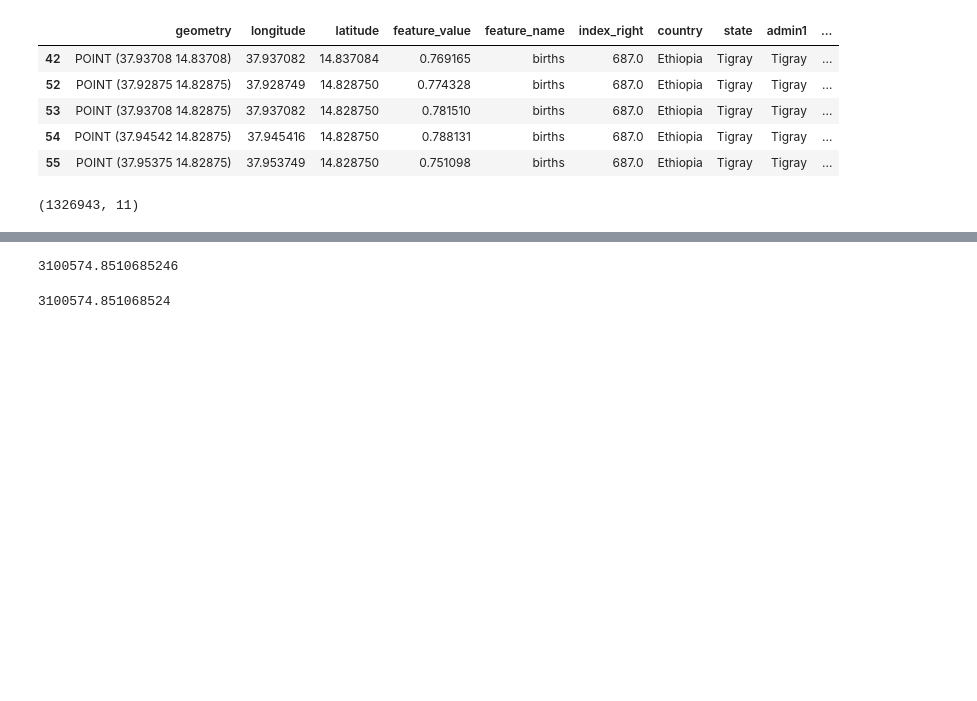
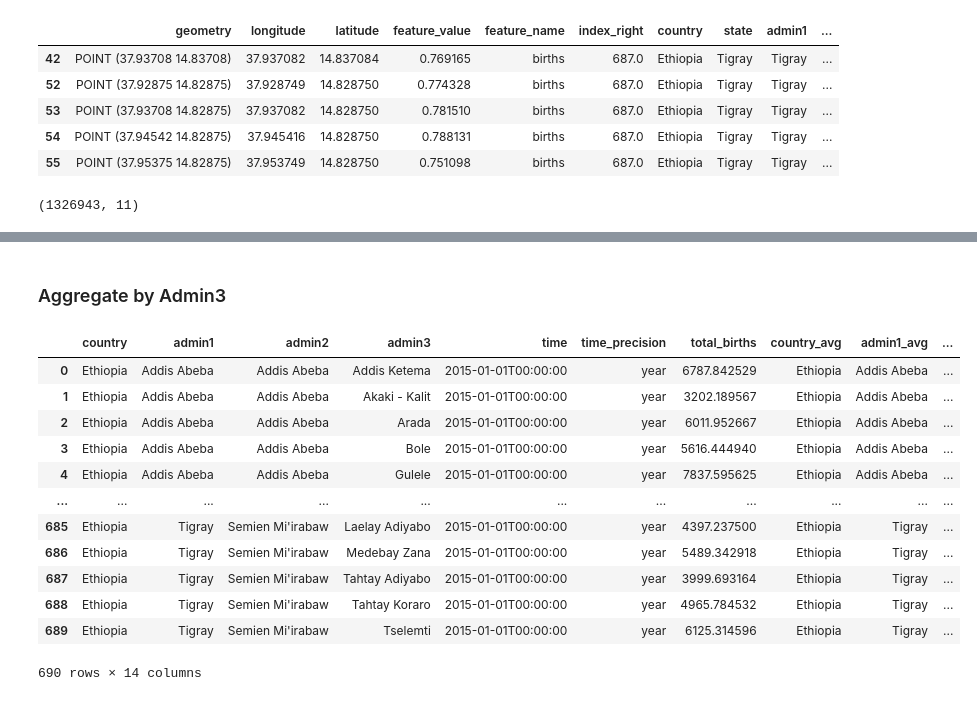
Before and after one commit to WorldModelers/Datamart-Integration, a Jupyter notebook: non-tabular-integration/worldpop-births.ipynb, the cells around one changed output, grey strips where cells are left out. Cells and saved outputs as stored; diff of their text form; code cells hidden in the pictures; blank space fills up the shorter version.

Commit message:
added average aggregation to births data

```diff
--- a/non-tabular-integration/worldpop-births.ipynb
+++ b/non-tabular-integration/worldpop-births.ipynb
@@ -164,3 +164,6 @@ gdf_.head()
 | 53 | births | 0.781510 | Ethiopia | Tigray | Semien Mi'irabaw | Tahtay Adiyabo | POINT (37.93708 14.82875) | Ethiopia | 2015-01-01T00:00:00 | ... |
 | 54 | births | 0.788131 | Ethiopia | Tigray | Semien Mi'irabaw | Tahtay Adiyabo | POINT (37.94542 14.82875) | Ethiopia | 2015-01-01T00:00:00 | ... |
 | 55 | births | 0.751098 | Ethiopia | Tigray | Semien Mi'irabaw | Tahtay Adiyabo | POINT (37.95375 14.82875) | Ethiopia | 2015-01-01T00:00:00 | ... |
+# %%
+gdf_for_t2wml = gdf_[['country','value','admin1','admin2','admin3','coordinate','time','time_precision']]
+gdf_for_t2wml = gdf_for_t2wml.rename(columns={'value':'total_births'})
@@ -167,20 +179,43 @@ gdf_.head()
+# %% [markdown]
+### Aggregate by Admin3
 # %%
-df = pd.DataFrame(\
-                  gdf_.groupby(['variable_id',
+df_sum = pd.DataFrame(\
+                  gdf_for_t2wml.groupby([
                                 'country',
                                 'admin1',
                                 'admin2',
                                 'admin3',
-                                'main_subject',
                                 'time',
                                 'time_precision'])\
-                  .value.sum())\
+                  .total_births.sum())\
                   .reset_index()
-# %%
-df.value.sum()
-# %% [output]
-3100574.8510685246
-# %%
-gdf_.value.sum()
-# %% [output]
-3100574.851068524
+# %%
+df_avg = pd.DataFrame(\
+                  gdf_for_t2wml.groupby([
+                                'country',
+                                'admin1',
+                                'admin2',
+                                'admin3',
+                                'time',
+                                'time_precision'])\
+                  .total_births.mean())\
+                  .reset_index()
+# %%
+df_combined = df_sum.join(df_avg, how='left', rsuffix='_avg')\
+#            [['country','admin1','admin2','admin3','time','time_precicision','total_births','total_births_avg']]
+# %%
+df_combined
+# %% [output]
+|  | country | admin1 | admin2 | admin3 | time | time_precision | total_births | country_avg | admin1_avg | ... |
+| 0 | Ethiopia | Addis Abeba | Addis Abeba | Addis Ketema | 2015-01-01T00:00:00 | year | 6787.842529 | Ethiopia | Addis Abeba | ... |
+| 1 | Ethiopia | Addis Abeba | Addis Abeba | Akaki - Kalit | 2015-01-01T00:00:00 | year | 3202.189567 | Ethiopia | Addis Abeba | ... |
+| 2 | Ethiopia | Addis Abeba | Addis Abeba | Arada | 2015-01-01T00:00:00 | year | 6011.952667 | Ethiopia | Addis Abeba | ... |
+| 3 | Ethiopia | Addis Abeba | Addis Abeba | Bole | 2015-01-01T00:00:00 | year | 5616.444940 | Ethiopia | Addis Abeba | ... |
+| 4 | Ethiopia | Addis Abeba | Addis Abeba | Gulele | 2015-01-01T00:00:00 | year | 7837.595625 | Ethiopia | Addis Abeba | ... |
+| ... | ... | ... | ... | ... | ... | ... | ... | ... | ... | ... |
+| 685 | Ethiopia | Tigray | Semien Mi'irabaw | Laelay Adiyabo | 2015-01-01T00:00:00 | year | 4397.237500 | Ethiopia | Tigray | ... |
+| 686 | Ethiopia | Tigray | Semien Mi'irabaw | Medebay Zana | 2015-01-01T00:00:00 | year | 5489.342918 | Ethiopia | Tigray | ... |
+| 687 | Ethiopia | Tigray | Semien Mi'irabaw | Tahtay Adiyabo | 2015-01-01T00:00:00 | year | 3999.693164 | Ethiopia | Tigray | ... |
+| 688 | Ethiopia | Tigray | Semien Mi'irabaw | Tahtay Koraro | 2015-01-01T00:00:00 | year | 4965.784532 | Ethiopia | Tigray | ... |
+| 689 | Ethiopia | Tigray | Semien Mi'irabaw | Tselemti | 2015-01-01T00:00:00 | year | 6125.314596 | Ethiopia | Tigray | ... |
+690 rows × 14 columns
```
Also changed, not shown: parts of 3 cells of this notebook, 1 other file.
